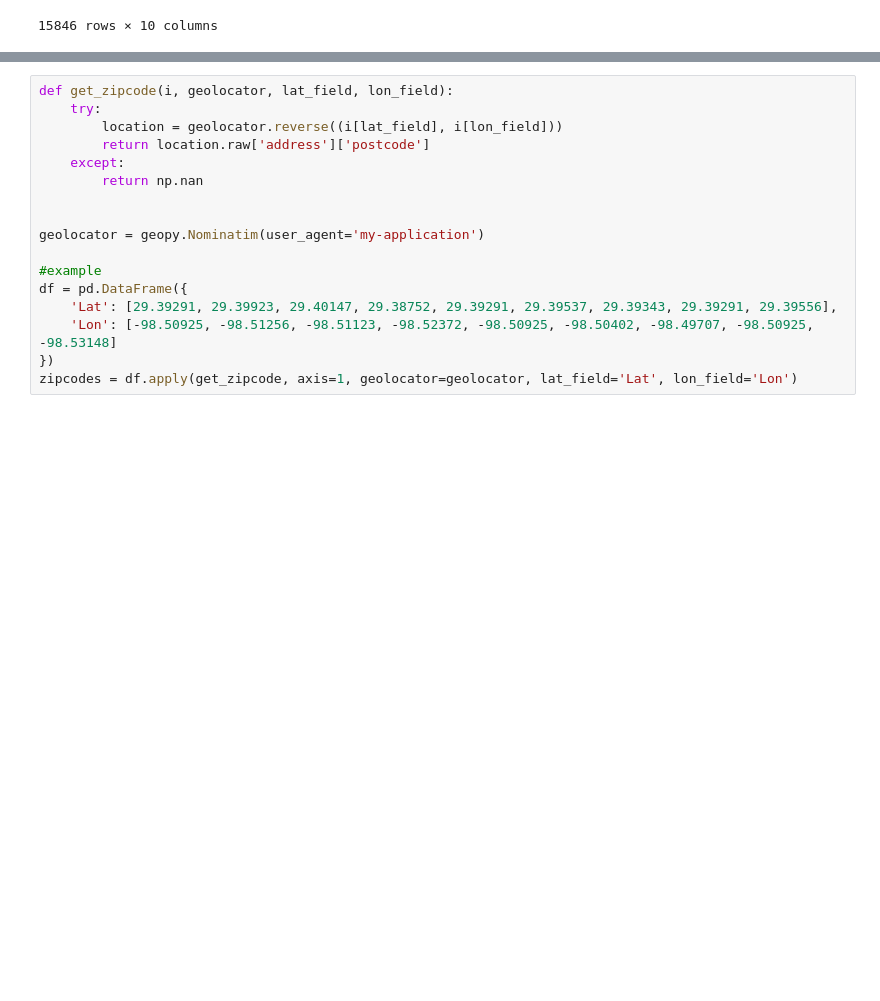
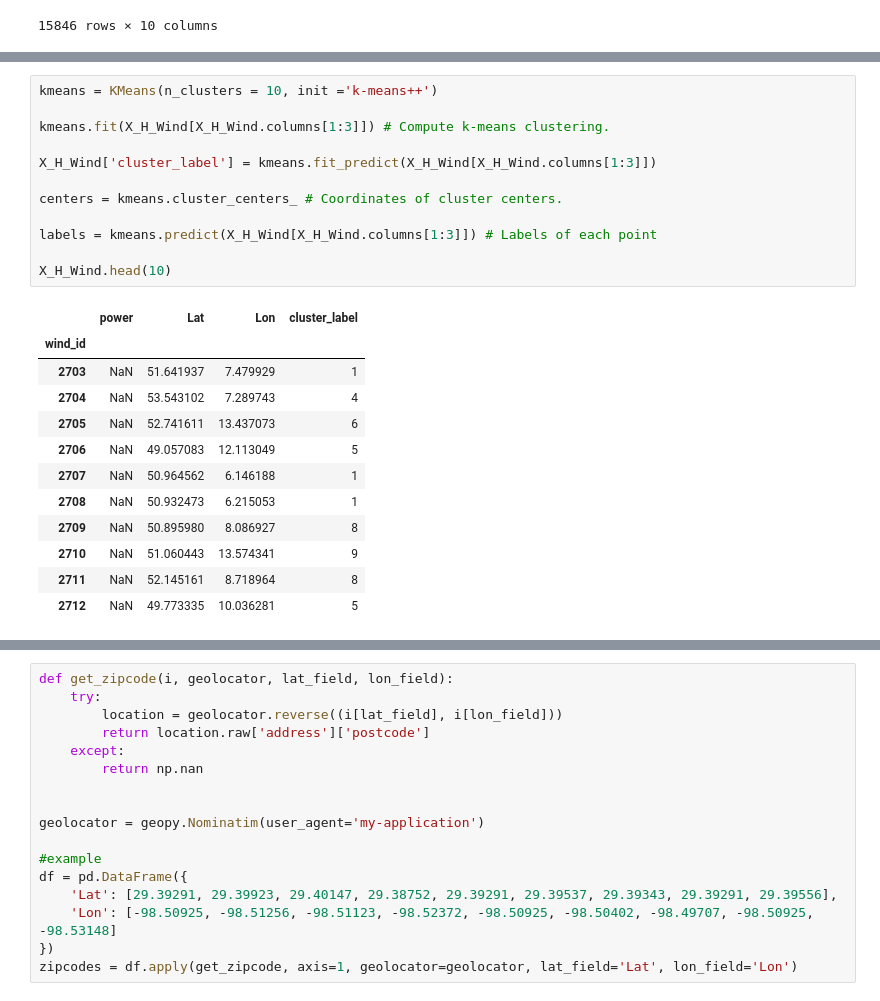
Before and after one commit to JanFrederickUnnewehr/wind_dataset_comparison, a Jupyter notebook: main.ipynb, the cells around one changed output, grey strips where cells are left out. Drawn from its saved outputs; the diff is of its cells as text; blank space fills up the shorter version.

```diff
--- a/main.ipynb
+++ b/main.ipynb
@@ -339,0 +375,25 @@ H_Wind
+# %%
+kmeans = KMeans(n_clusters = 10, init ='k-means++')
+
+kmeans.fit(X_H_Wind[X_H_Wind.columns[1:3]]) # Compute k-means clustering.
+
+X_H_Wind['cluster_label'] = kmeans.fit_predict(X_H_Wind[X_H_Wind.columns[1:3]])
+
+centers = kmeans.cluster_centers_ # Coordinates of cluster centers.
+
+labels = kmeans.predict(X_H_Wind[X_H_Wind.columns[1:3]]) # Labels of each point
+
+X_H_Wind.head(10)
+# %% [output]
+|  | power | Lat | Lon | cluster_label |
+| wind_id |  |  |  |  |
+| 2703 | NaN | 51.641937 | 7.479929 | 1 |
+| 2704 | NaN | 53.543102 | 7.289743 | 4 |
+| 2705 | NaN | 52.741611 | 13.437073 | 6 |
+| 2706 | NaN | 49.057083 | 12.113049 | 5 |
+| 2707 | NaN | 50.964562 | 6.146188 | 1 |
+| 2708 | NaN | 50.932473 | 6.215053 | 1 |
+| 2709 | NaN | 50.895980 | 8.086927 | 8 |
+| 2710 | NaN | 51.060443 | 13.574341 | 9 |
+| 2711 | NaN | 52.145161 | 8.718964 | 8 |
+| 2712 | NaN | 49.773335 | 10.036281 | 5 |
```
Also changed, not shown: parts of 11 cells of this notebook.
